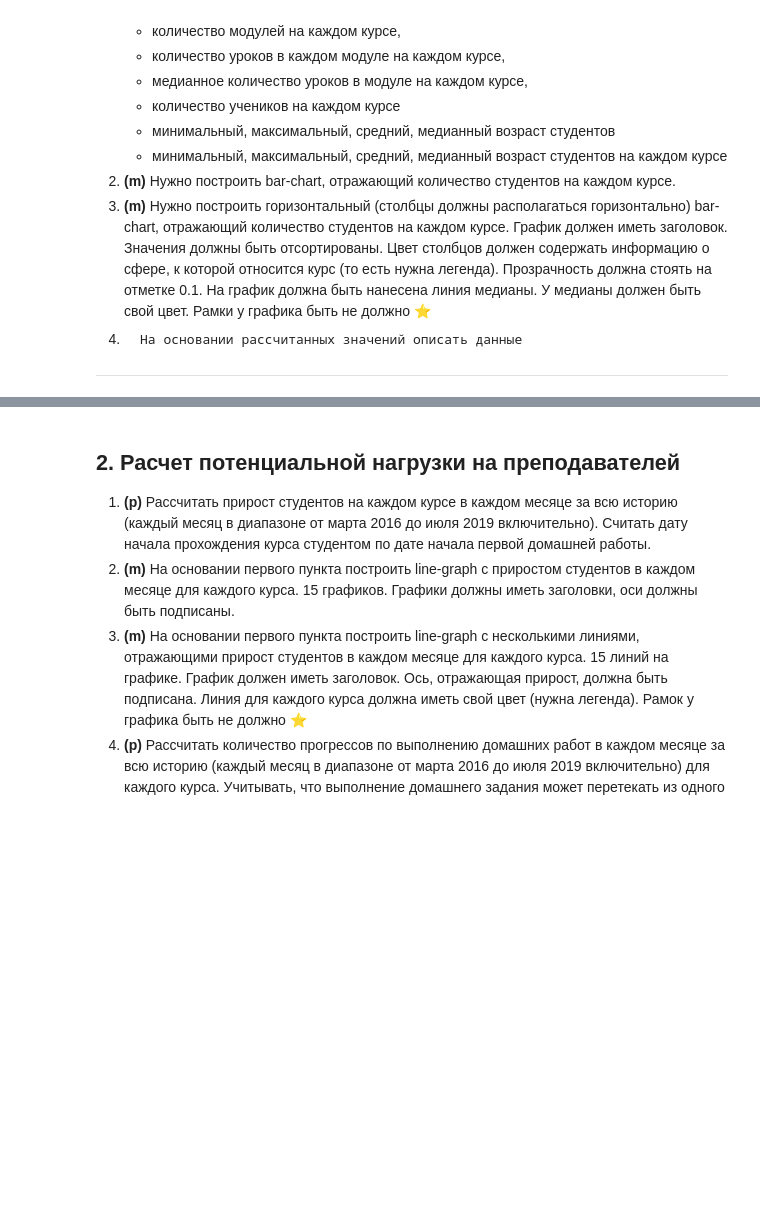
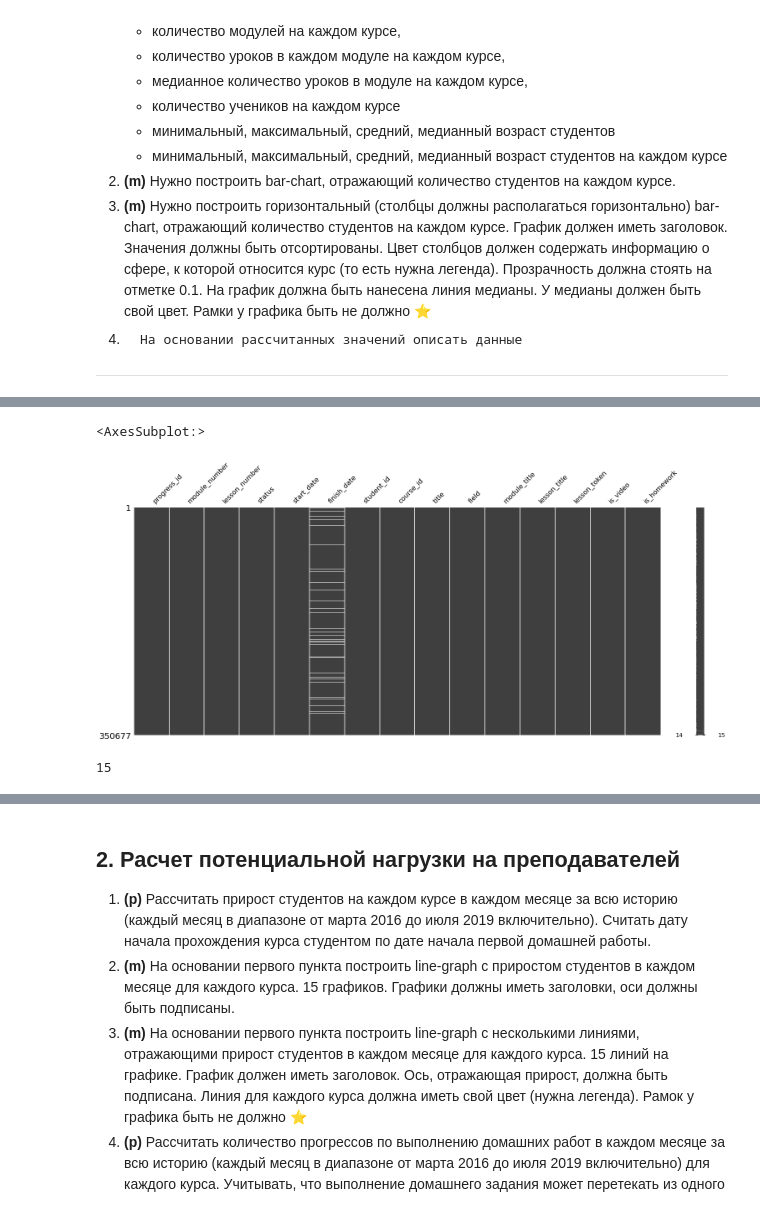
Before and after one commit to SergioKramer/Course_Analyst, a Jupyter notebook: Coursework_analytics_1_kramer.ipynb, the cells around one changed output, grey strips where cells are left out. Cells and saved outputs as stored; diff of their text form; code cells hidden in the pictures; blank space fills up the shorter version.

Commit message:
finish 1 module pandas
1 module  - task with pandas is finished

```diff
--- a/Coursework_analytics_1_kramer.ipynb
+++ b/Coursework_analytics_1_kramer.ipynb
@@ -83,7 +84,6 @@ df_progresses = pd.read_csv('progresses.csv')
 df_progresses.rename(columns={'id': 'progress_id'}, inplace=True)
 
 df_course_contents = pd.read_csv('course_contents.csv')
-df_course_contents.drop(['course_id'], axis=1, inplace=True)
 
 df_courses = pd.read_csv('courses.csv').iloc[:, 1:]
 df_courses.rename(columns={'id':'course_id'}, inplace=True)
@@ -92,7 +92,7 @@ df_students = pd.read_csv('students.csv')
 # %%
 # Слияние таблиц в один датафрейм
 
-df = pd.merge(df_main, df_progresses, on='progress_id', how='inner')
-df = pd.merge(df, df_courses, on='course_id', how='inner')
-df = pd.merge(df, df_course_contents, on=['module_number', 'lesson_number'], how='inner')
+df = df_main.merge(df_progresses, on='progress_id', how='inner')
+df = df.merge(df_courses, on='course_id', how='inner')
+df = df.merge(df_course_contents, on=['module_number', 'course_id', 'lesson_number'], how='inner')
 df
@@ -99,7 +113,14 @@ df
+# %%
+msno.matrix(df)
+# %% [output]
+<AxesSubplot:>
+[figure, added]
 # %%
 # Общее кол-во курсов в датасете
 
 len(df['title'].unique())
+# %% [output]
+15
 # %%
 # Количество модулей на каждом курсе
 
```
Also changed, not shown: parts of 8 cells of this notebook.
